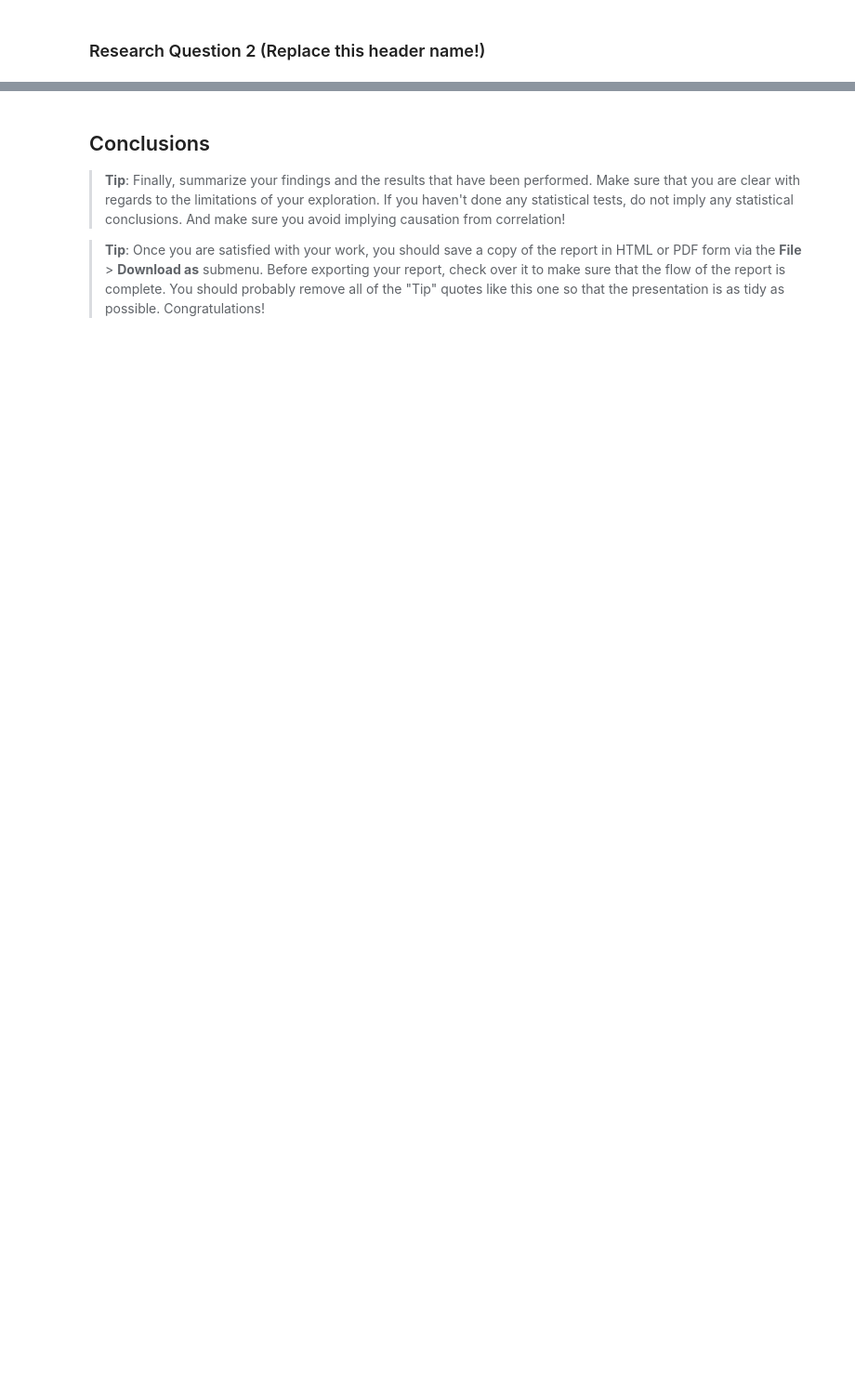
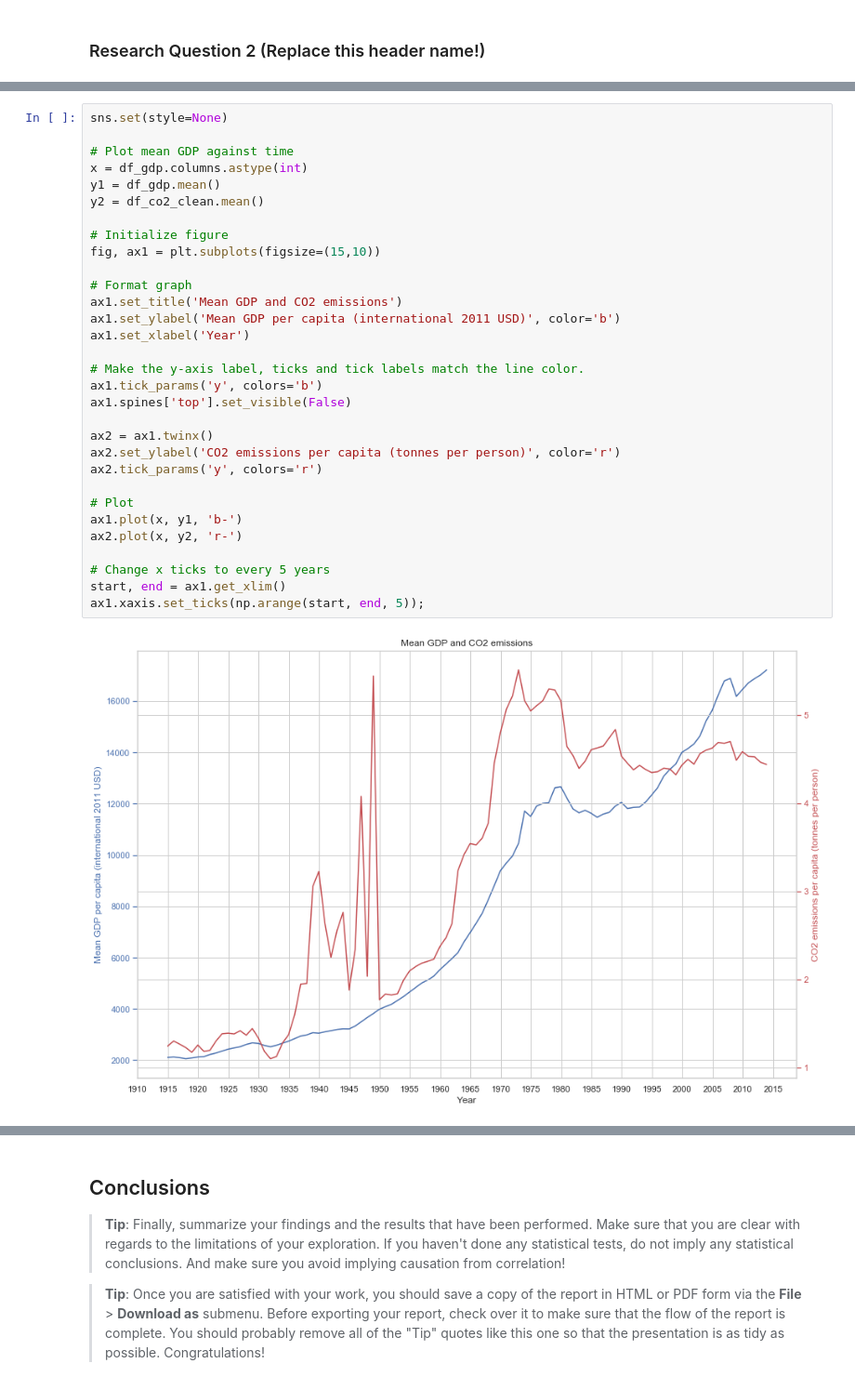
Before and after one commit to dvillaveces/udacity-project-3, a Jupyter notebook: investigate-a-dataset-project.ipynb, the cells around one changed output, grey strips where cells are left out. Shown: that part at 93% size. Cells and saved outputs as stored; diff of their text form; blank space fills up the shorter version.

```diff
--- a/investigate-a-dataset-project.ipynb
+++ b/investigate-a-dataset-project.ipynb
@@ -284,0 +365,33 @@ plt.legend(loc='center left', bbox_to_anchor=(1, 0.5));
+# %%
+sns.set(style=None)
+
+# Plot mean GDP against time
+x = df_gdp.columns.astype(int)
+y1 = df_gdp.mean()
+y2 = df_co2_clean.mean()
+
+# Initialize figure
+fig, ax1 = plt.subplots(figsize=(15,10))
+
+# Format graph
+ax1.set_title('Mean GDP and CO2 emissions')
+ax1.set_ylabel('Mean GDP per capita (international 2011 USD)', color='b')
+ax1.set_xlabel('Year')
+
+# Make the y-axis label, ticks and tick labels match the line color.
+ax1.tick_params('y', colors='b')
+ax1.spines['top'].set_visible(False)
+
+ax2 = ax1.twinx()
+ax2.set_ylabel('CO2 emissions per capita (tonnes per person)', color='r')
+ax2.tick_params('y', colors='r')
+
+# Plot
+ax1.plot(x, y1, 'b-')
+ax2.plot(x, y2, 'r-')
+
+# Change x ticks to every 5 years
+start, end = ax1.get_xlim()
+ax1.xaxis.set_ticks(np.arange(start, end, 5));
+# %% [output]
+[figure, added]
```
Also changed, not shown: parts of 16 cells of this notebook.
